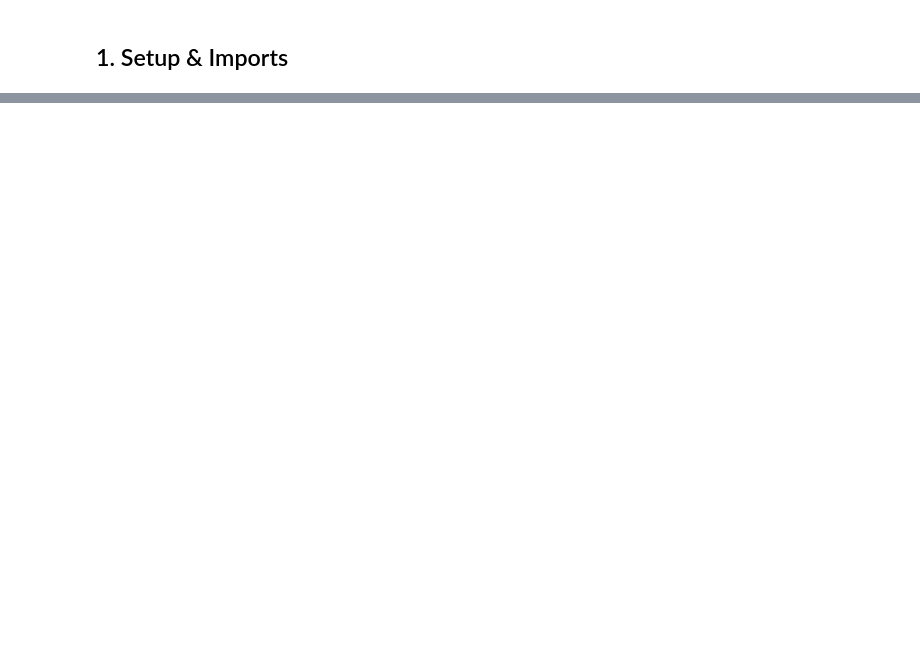
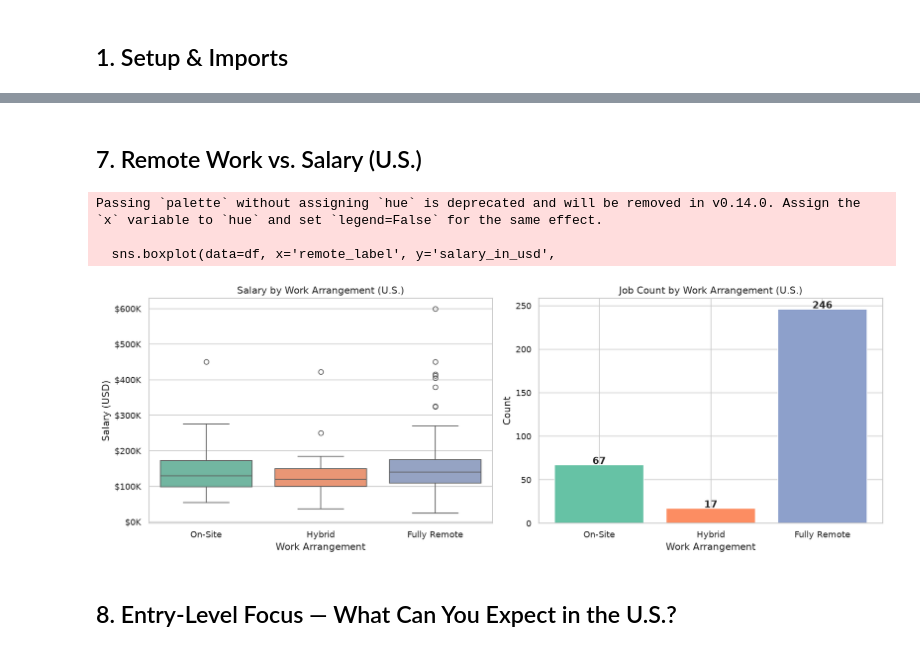
Before and after one commit to pop400/salary-analysis, a Jupyter notebook: salary_analysis.ipynb, the cells around one changed output, grey strips where cells are left out. Drawn from its saved outputs; the diff is of its cells as text; code cells hidden in the pictures; blank space fills up the shorter version.

```diff
--- a/salary_analysis.ipynb
+++ b/salary_analysis.ipynb
@@ -304,0 +183,33 @@ _Analysis complete. Visuals saved to `/visuals/`._
+# %% [markdown]
+## 7. Remote Work vs. Salary (U.S.)
+# %%
+remote_order = ['On-Site', 'Hybrid', 'Fully Remote']
+fig, axes = plt.subplots(1, 2, figsize=(14, 5))
+
+# Box plot
+sns.boxplot(data=df, x='remote_label', y='salary_in_usd',
+            order=remote_order, palette='Set2', ax=axes[0])
+axes[0].set_title('Salary by Work Arrangement (U.S.)')
+axes[0].set_xlabel('Work Arrangement')
+axes[0].set_ylabel('Salary (USD)')
+axes[0].yaxis.set_major_formatter(mticker.FuncFormatter(lambda x, _: f'${x/1000:.0f}K'))
+
+# Count bars
+counts = df['remote_label'].value_counts().reindex(remote_order)
+axes[1].bar(remote_order, counts.values, color=['#66c2a5','#fc8d62','#8da0cb'])
+axes[1].set_title('Job Count by Work Arrangement (U.S.)')
+axes[1].set_xlabel('Work Arrangement')
+axes[1].set_ylabel('Count')
+for i, v in enumerate(counts.values):
+    axes[1].text(i, v + 1, str(v), ha='center', fontweight='bold')
+
+plt.tight_layout()
+plt.savefig(VISUALS_DIR / '04_us_remote_vs_salary.png')
+plt.show()
+# %% [output]
+Passing `palette` without assigning `hue` is deprecated and will be removed in v0.14.0. Assign the `x` variable to `hue` and set `legend=False` for the same effect.
+
+  sns.boxplot(data=df, x='remote_label', y='salary_in_usd',
+[figure, added]
+# %% [markdown]
+## 8. Entry-Level Focus — What Can You Expect in the U.S.?
```
Also changed, not shown: parts of 41 cells of this notebook, 13 other files.
